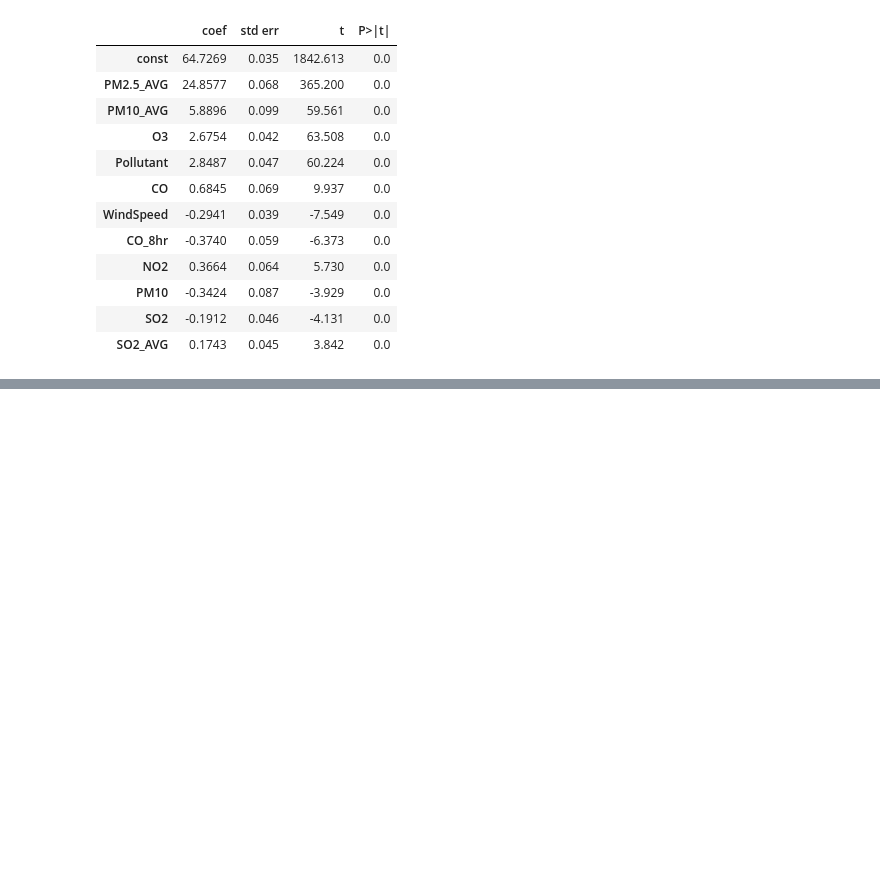
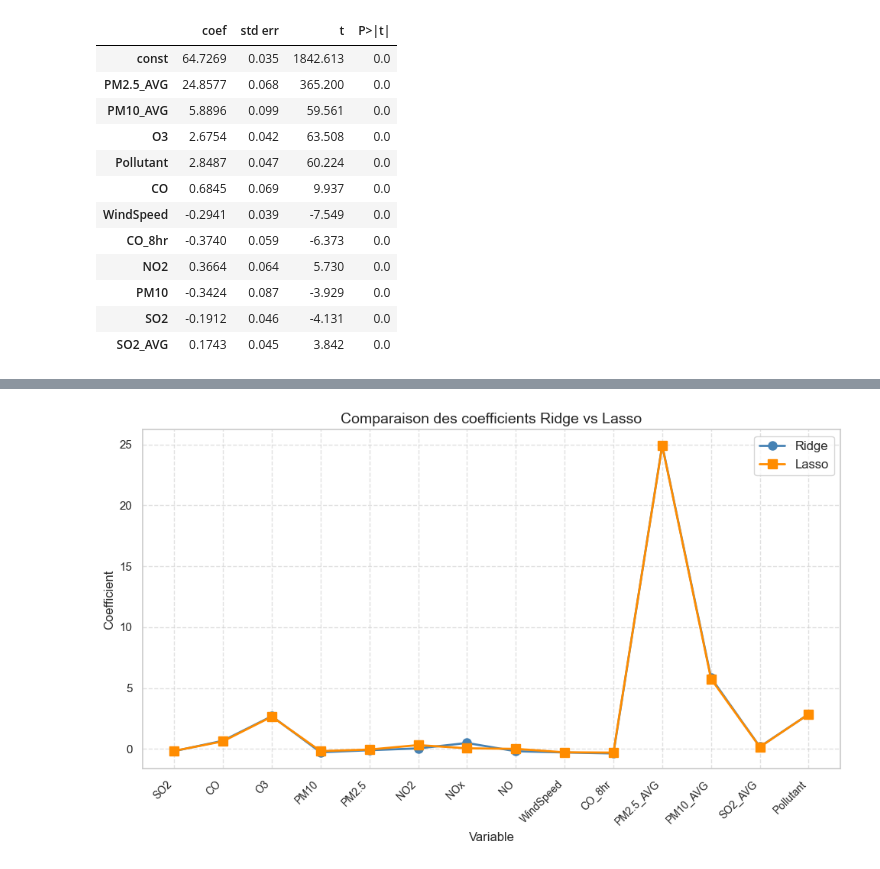
Before and after one commit to lekoundanmgedeon/ml-final-project, a Jupyter notebook: task-3.ipynb, the cells around one changed output, grey strips where cells are left out. Saved outputs shown, nothing was run; the diff lists cells and outputs as text; code cells hidden in the pictures; blank space fills up the shorter version.

Commit message:
add task3 and some utils code on test

```diff
--- a/task-3.ipynb
+++ b/task-3.ipynb
@@ -321,0 +394,13 @@ Those variables are significant to perform Linear Regression
+# %%
+from sklearn.linear_model import RidgeCV, LassoCV
+
+#ridge
+alphas = [0.01, 0.1, 1, 10, 100]
+ridge = RidgeCV(alphas=alphas, scoring='neg_mean_squared_error')
+ridge.fit(X_train_scaled, y_train)
+y_pred_ridge = ridge.predict(X_test_scaled)
+
+#Lasso
+lasso = LassoCV(alphas=alphas,cv=5, random_state=42)
+lasso.fit(X_train_scaled, y_train)
+y_pred_lasso = lasso.predict(X_test_scaled)
@@ -321,0 +427,7 @@ Those variables are significant to perform Linear Regression
+# %%
+coeffs = pd.DataFrame({
+    'Variable': X_train_scaled.columns,
+    'Ridge' : ridge.coef_,
+    'Lasso': lasso.coef_
+})
+print(coeffs)
@@ -321,0 +450,29 @@ Those variables are significant to perform Linear Regression
+# %%
+import matplotlib.pyplot as plt
+import seaborn as sns
+
+# Style général
+sns.set_theme(style="whitegrid")
+
+plt.figure(figsize=(10, 6))
+
+plt.plot(coeffs['Variable'], coeffs['Ridge'],
+         marker='o', markersize=8, linewidth=2,
+         color='steelblue', label='Ridge')
+
+plt.plot(coeffs['Variable'], coeffs['Lasso'],
+         marker='s', markersize=8, linewidth=2,
+         color='darkorange', label='Lasso')
+
+plt.ylabel('Coefficient', fontsize=12)
+plt.xlabel('Variable', fontsize=12)
+plt.title('Comparaison des coefficients Ridge vs Lasso', fontsize=14)
+
+plt.xticks(rotation=45, ha='right', fontsize=10)
+plt.legend(fontsize=12)
+plt.grid(True, linestyle='--', alpha=0.6)
+
+plt.tight_layout()
+plt.show()
+# %% [output]
+[figure, added]
```
Also changed, not shown: parts of 71 cells of this notebook, 1 other file.
